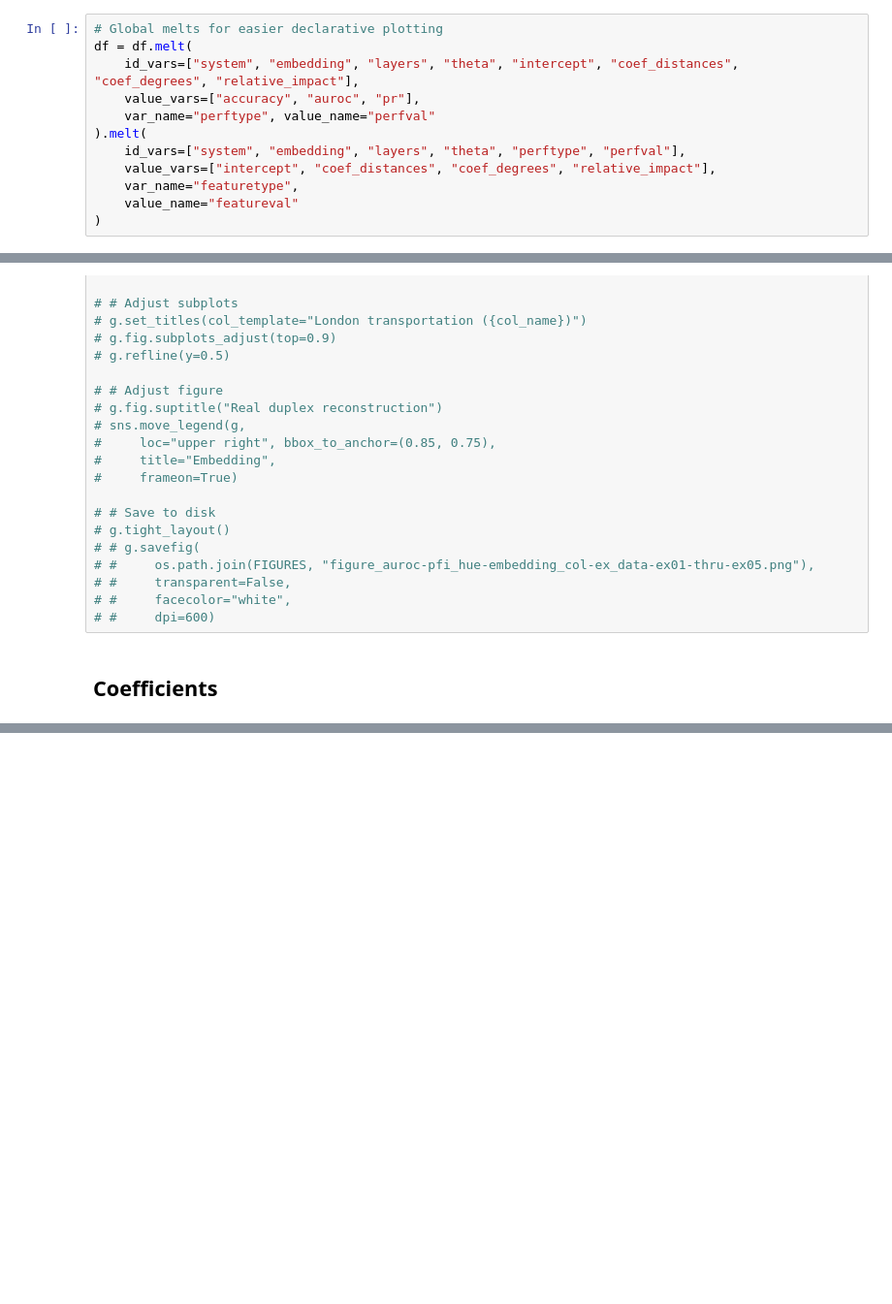
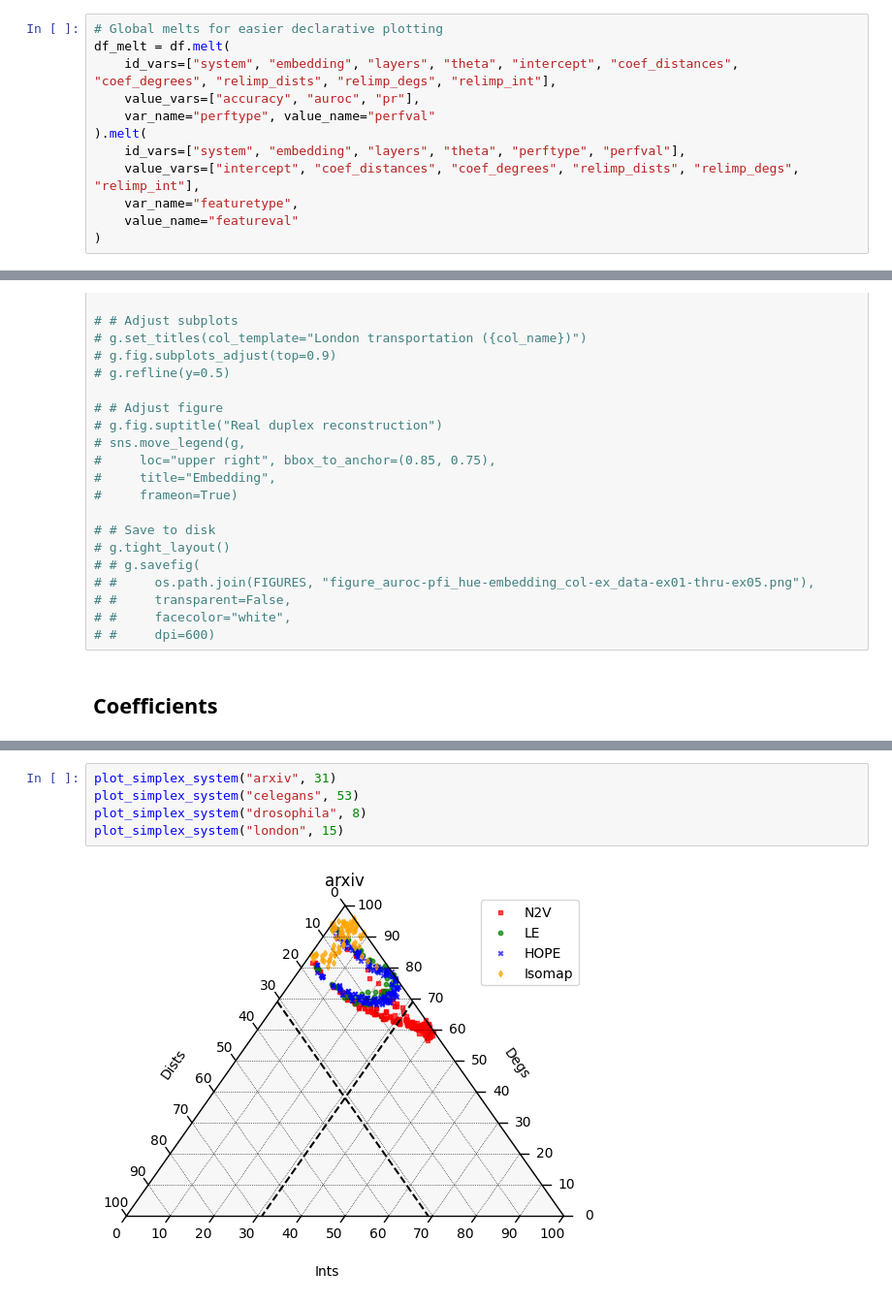
Before and after one commit to kaiser-dan/proj_naive-embedded-reconstruction, a Jupyter notebook: workflow/notebooks/viz/viz_ex-arxiv-thru-ex-london.ipynb, the cells around one changed output, grey strips where cells are left out. Shown at 97% size. Saved outputs shown, nothing was run; the diff lists cells and outputs as text; blank space fills up the shorter version.

```diff
--- a/workflow/notebooks/viz/viz_ex-arxiv-thru-ex-london.ipynb
+++ b/workflow/notebooks/viz/viz_ex-arxiv-thru-ex-london.ipynb
@@ -42,12 +45,12 @@ df["relative_impact"] = np.abs(df["coef_distances"]) / (np.abs(df["coef_degrees"
 # %%
 # Global melts for easier declarative plotting
-df = df.melt(
-    id_vars=["system", "embedding", "layers", "theta", "intercept", "coef_distances", "coef_degrees", "relative_impact"],
+df_melt = df.melt(
+    id_vars=["system", "embedding", "layers", "theta", "intercept", "coef_distances", "coef_degrees", "relimp_dists", "relimp_degs", "relimp_int"],
     value_vars=["accuracy", "auroc", "pr"],
     var_name="perftype", value_name="perfval"
 ).melt(
     id_vars=["system", "embedding", "layers", "theta", "perftype", "perfval"],
-    value_vars=["intercept", "coef_distances", "coef_degrees", "relative_impact"],
+    value_vars=["intercept", "coef_distances", "coef_degrees", "relimp_dists", "relimp_degs", "relimp_int"],
     var_name="featuretype",
     value_name="featureval"
 )
@@ -249,0 +390,7 @@ g.tight_layout()
+# %%
+plot_simplex_system("arxiv", 31)
+plot_simplex_system("celegans", 53)
+plot_simplex_system("drosophila", 8)
+plot_simplex_system("london", 15)
+# %% [output]
+[figure, added]
```
Also changed, not shown: parts of 14 cells of this notebook, 5 other files.
